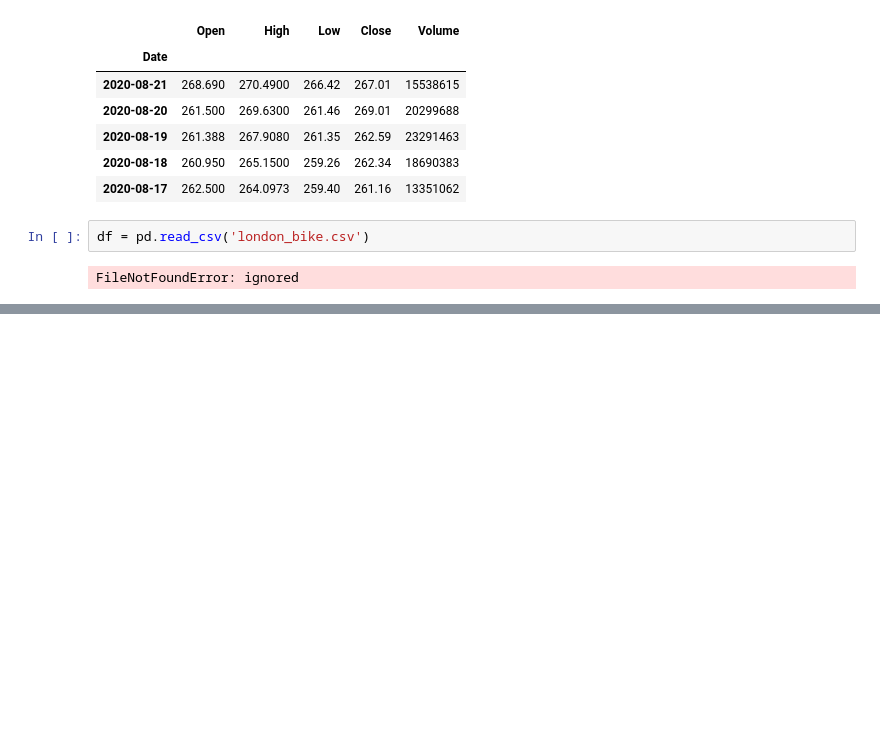
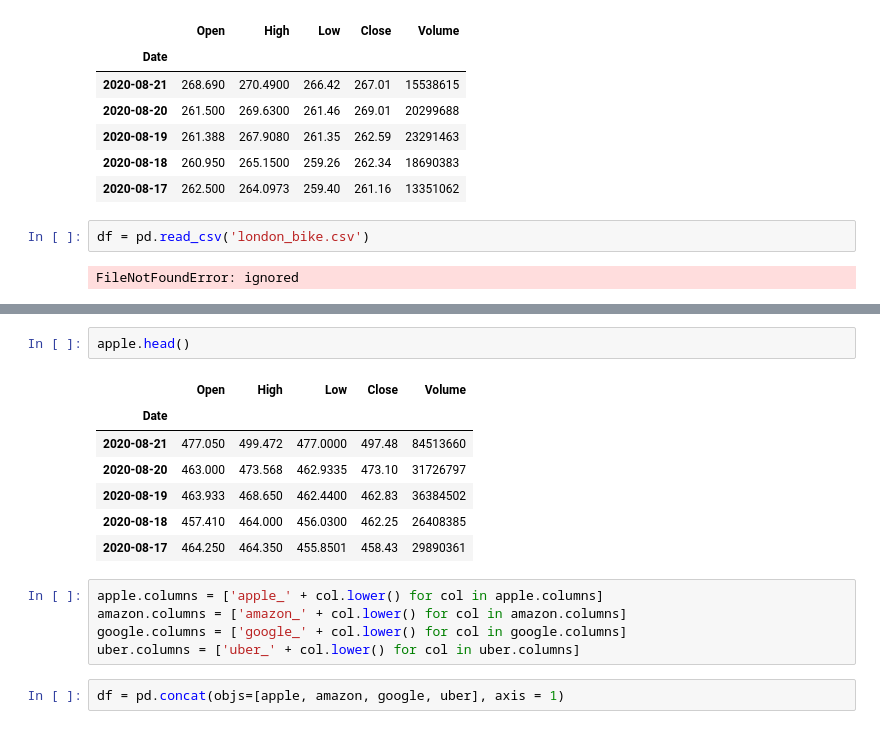
Before and after one commit to KrzysztofNa/data_science_bootcamp, a Jupyter notebook: 02_dane_giełdowe.ipynb, the cells around one changed output, grey strips where cells are left out. Saved outputs shown, nothing was run; the diff lists cells and outputs as text; blank space fills up the shorter version.

```diff
--- a/02_dane_giełdowe.ipynb
+++ b/02_dane_giełdowe.ipynb
@@ -222,0 +243,17 @@ FileNotFoundError: ignored
+# %%
+apple.head()
+# %% [output]
+|  | Open | High | Low | Close | Volume |
+| Date |  |  |  |  |  |
+| 2020-08-21 | 477.050 | 499.472 | 477.0000 | 497.48 | 84513660 |
+| 2020-08-20 | 463.000 | 473.568 | 462.9335 | 473.10 | 31726797 |
+| 2020-08-19 | 463.933 | 468.650 | 462.4400 | 462.83 | 36384502 |
+| 2020-08-18 | 457.410 | 464.000 | 456.0300 | 462.25 | 26408385 |
+| 2020-08-17 | 464.250 | 464.350 | 455.8501 | 458.43 | 29890361 |
+# %%
+apple.columns = ['apple_' + col.lower() for col in apple.columns]
+amazon.columns = ['amazon_' + col.lower() for col in amazon.columns]
+google.columns = ['google_' + col.lower() for col in google.columns]
+uber.columns = ['uber_' + col.lower() for col in uber.columns]
+# %%
+df = pd.concat(objs=[apple, amazon, google, uber], axis = 1)
```
Also changed, not shown: parts of 7 cells of this notebook.
